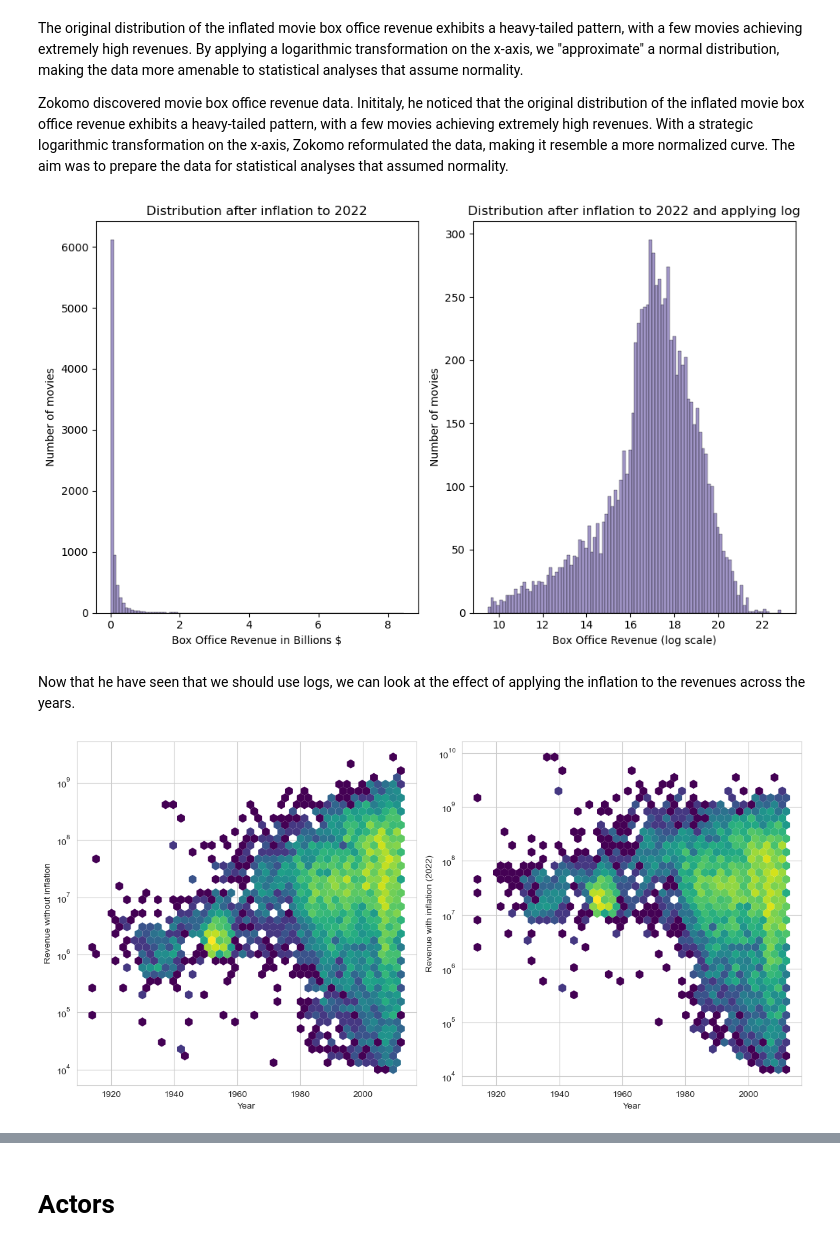
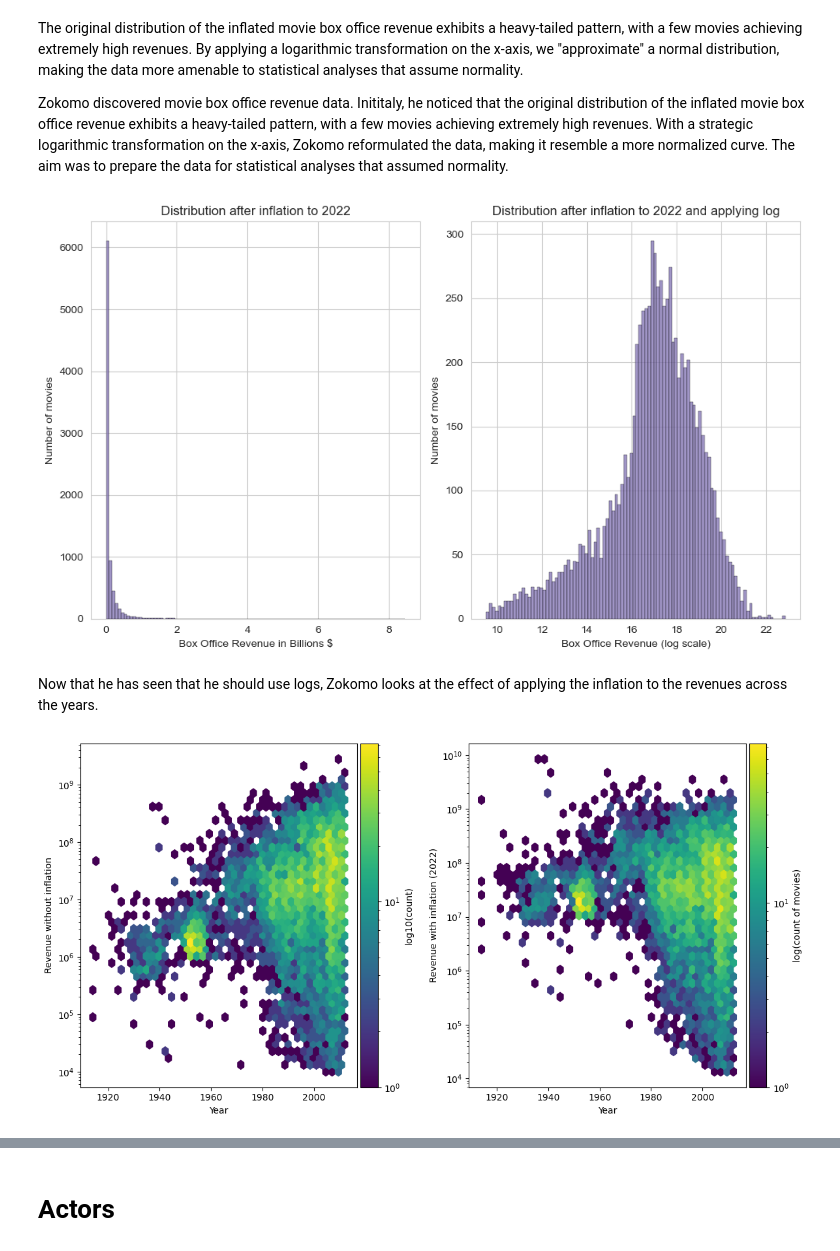
Before and after one commit to Ousso11/ADAFlix, a Jupyter notebook: graphs_for_story.ipynb, the cells around one changed output, grey strips where cells are left out. Drawn from its saved outputs; the diff is of its cells as text; code cells hidden in the pictures.

```diff
--- a/graphs_for_story.ipynb
+++ b/graphs_for_story.ipynb
@@ -8,0 +11,25 @@ import plotly.graph_objects as go
+# %%
+
+# Sample data (replace this with your actual data)
+movie_genres_categories = pd.read_csv("../clean_Data/movie_genres_categories.csv")
+
+# Set Seaborn style with a white background
+sns.set_style("whitegrid")
+
+
+# Convert the Seaborn plot to a Plotly Express plot
+fig = px.bar(movie_genres_categories, x='Genres', y='mean', title='Revenue for Each Genre',
+             labels={'mean': 'Revenue'}, color_discrete_sequence=px.colors.qualitative.Set1)
+
+# Customize the layout
+fig.update_layout(xaxis_title='Genre', yaxis_title='Revenue', title_x=0.5)
+
+# Rotate x-axis labels
+fig.update_xaxes(tickangle=45, tickmode='array')
+
+# Save the plot as an HTML file (for interactive features)
+fig.write_html('assets/plots/genre_revenue.html')
+
+# Save the plot as an image file (e.g., PNG)
+fig.write_image('assets/plots/genre_revenue.png', engine='kaleido')
+fig.show()
@@ -36,5 +288,5 @@ plt.tight_layout()
 # Show the plot
 plt.show()
 # %% [output]
-[figure, old version]
+[figure, new version]
 # %%
@@ -66,24 +320,30 @@ fig.write_html("images/box_office_distribution.html")
 fig.show()
 # %% [markdown]
-Now that he have seen that we should use logs, we can look at the effect of applying the inflation to the revenues across the years.
+Now that he has seen that he should use logs, Zokomo looks at the effect of applying the inflation to the revenues across the years.
 # %%
 fig, (ax1, ax2) = plt.subplots(1, 2, figsize=(12, 6))  # 1 row, 2 columns
 
 # Plot for Revenue without inflation
-ax1.hexbin(movie_with_inflation['Year'], movie_with_inflation['Movie_box_office_revenue'], gridsize=40, bins='log', yscale='log', linewidths=0, cmap='viridis')
+hb1 = ax1.hexbin(movie_with_inflation['Year'], movie_with_inflation['Movie_box_office_revenue'],
+                 gridsize=40, bins='log', yscale='log', cmap='viridis')
 ax1.set_xlabel('Year')
 ax1.set_ylabel('Revenue without inflation')
+cb1 = fig.colorbar(hb1, ax=ax1, pad=0.01)
+cb1.set_label('log10(count)')
 
 # Plot for Revenue with inflation
-ax2.hexbin(movie_with_inflation['Year'], movie_with_inflation['Revenue_with_inflation'], gridsize=40, bins='log', yscale='log', linewidths=0, cmap='viridis')
+hb2 = ax2.hexbin(movie_with_inflation['Year'], movie_with_inflation['Revenue_with_inflation'],
+                 gridsize=40, bins='log', yscale='log', cmap='viridis')
 ax2.set_xlabel('Year')
 ax2.set_ylabel('Revenue with inflation (2022)')
+cb2 = fig.colorbar(hb2, ax=ax2, pad=0.01)
+cb2.set_label('log(count of movies)')
 
 # Adjust layout
 plt.tight_layout()
 
 # Show the plot
 plt.show()
 # %% [output]
-[figure, old version]
+[figure, new version]
 # %% [markdown]
```
Also changed, not shown: parts of 23 cells of this notebook, 9 other files.
